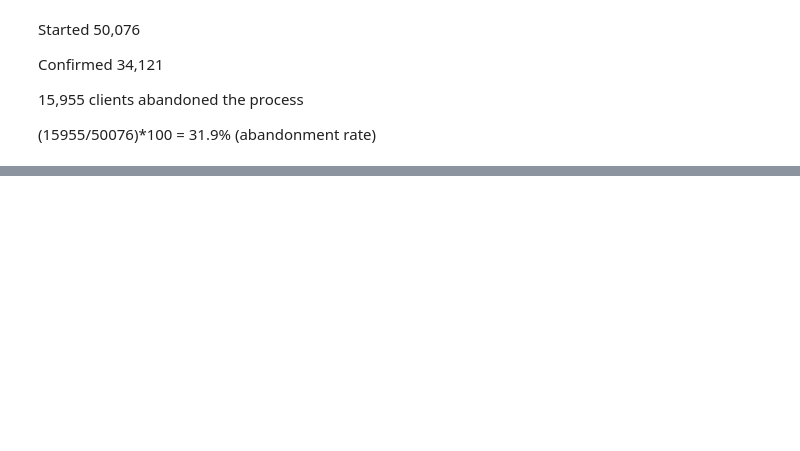
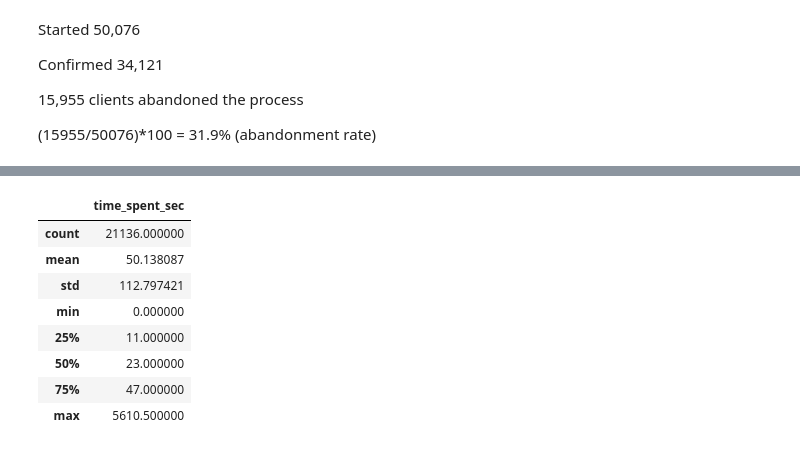
Before and after one commit to nessajimenez/vanguard-ab-test-, a Jupyter notebook: Data Processing/Conclusions from Time Spent on each Step.ipynb, the cells around one changed output, grey strips where cells are left out. Saved outputs shown, nothing was run; the diff lists cells and outputs as text; code cells hidden in the pictures; blank space fills up the shorter version.

```diff
--- a/Data Processing/Conclusions from Time Spent on each Step.ipynb
+++ b/Data Processing/Conclusions from Time Spent on each Step.ipynb
@@ -251,0 +250,22 @@ Confirmed 34,121
+# %%
+# Step 1: Filter DataFrame for 'start' steps
+start_step_control = time_on_steps[(time_on_steps['process_step'] == '0') & (time_on_steps['Variation'] == 'Control')]
+
+# Step 2: Group by 'client_id'
+grouped = start_step_control.groupby('client_id')
+
+# Step 3: Calculate the average time spent for each client
+average_time_spent_start = grouped['time_spent_sec'].mean()
+
+average_time_start_control = pd.DataFrame(average_time_spent_start).reset_index()
+average_time_start_control.describe()
+# %% [output]
+|  | time_spent_sec |
+| count | 21136.000000 |
+| mean | 50.138087 |
+| std | 112.797421 |
+| min | 0.000000 |
+| 25% | 11.000000 |
+| 50% | 23.000000 |
+| 75% | 47.000000 |
+| max | 5610.500000 |
```
Also changed, not shown: parts of 23 cells of this notebook, 2 other files.
